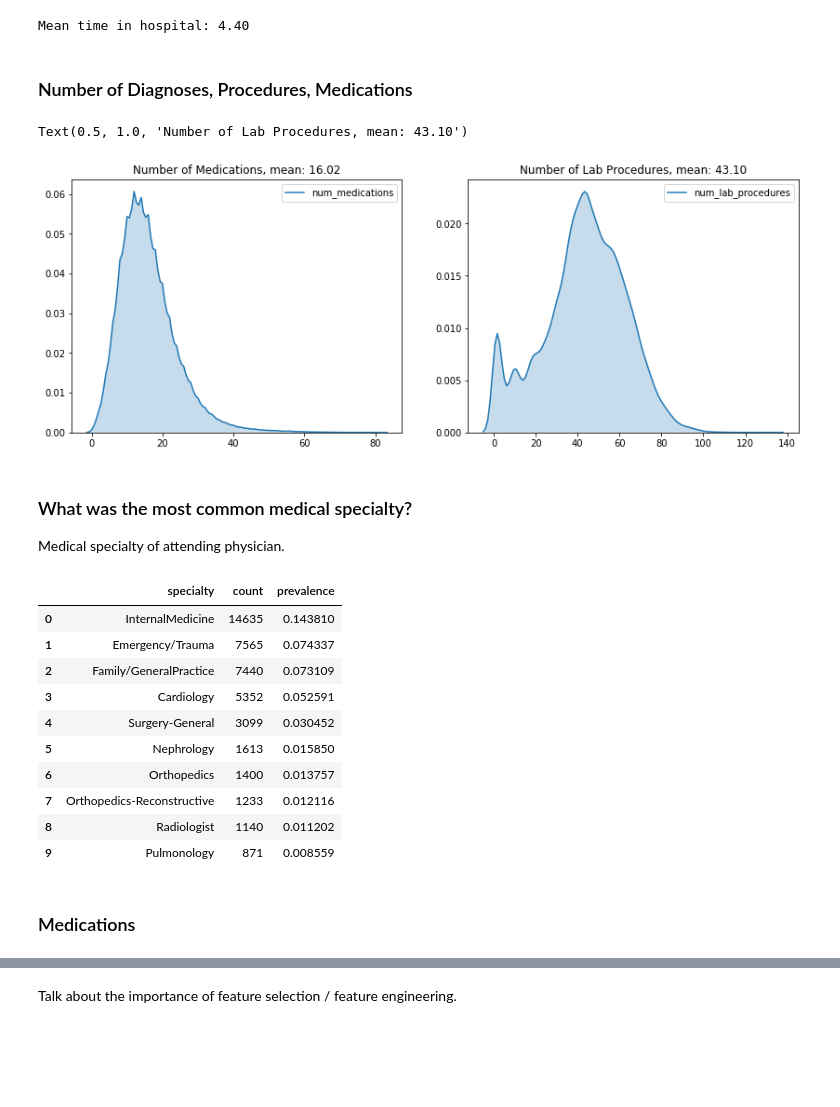
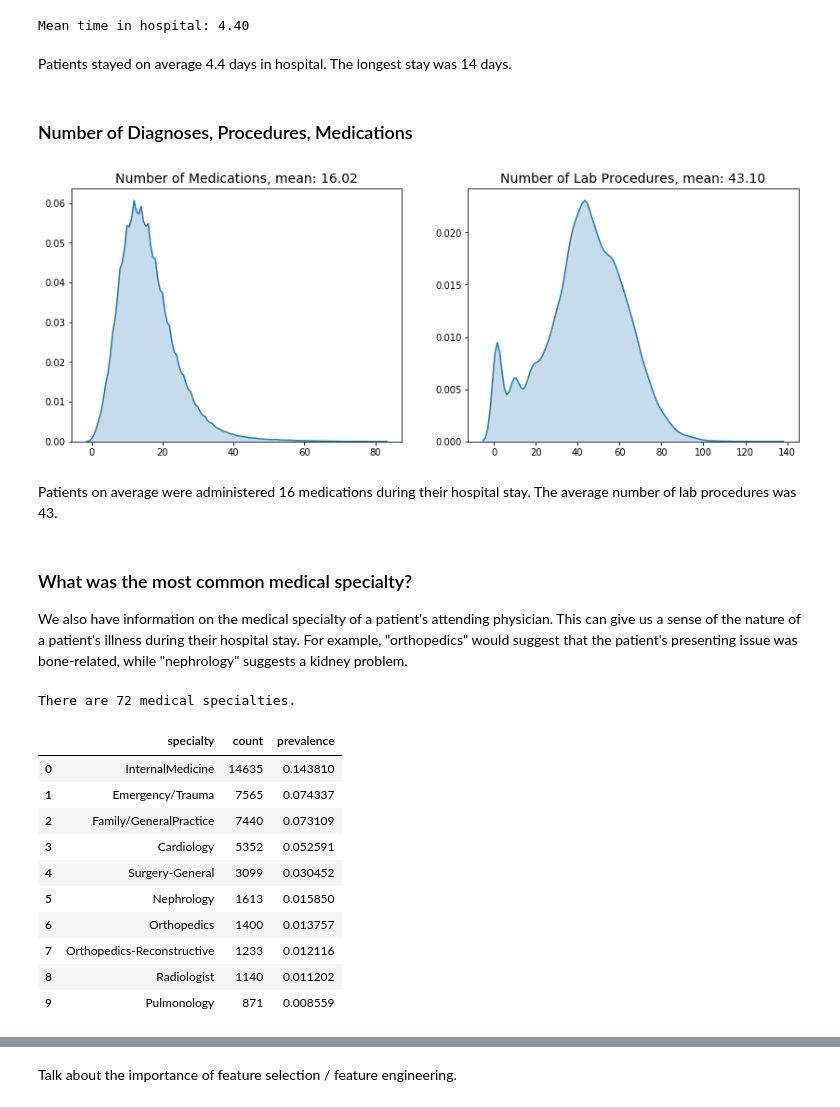
Before and after one commit to topspinj/diabetes-ml-workshop, a Jupyter notebook: notebooks/walkthrough.ipynb, the cells around one changed output, grey strips where cells are left out. Saved outputs shown, nothing was run; the diff lists cells and outputs as text; code cells hidden in the pictures; blank space fills up the shorter version.

Commit message:
Update data viz section of walkthrough notebook

```diff
--- a/notebooks/walkthrough.ipynb
+++ b/notebooks/walkthrough.ipynb
@@ -332,32 +334,37 @@ plt.show()
 print(f"Mean time in hospital: {data['time_in_hospital'].mean():.2f}")
 # %% [output]
 Mean time in hospital: 4.40
+# %% [markdown]
+Patients stayed on average 4.4 days in hospital. The longest stay was 14 days.
 # %% [markdown]
 ### Number of Diagnoses, Procedures, Medications
 # %%
 plt.figure(figsize=(14,5))
 
 plt.subplot(1,2,1)
-sns.kdeplot(data['num_medications'], shade=True)
-plt.title(f"Number of Medications, mean: {data['num_medications'].mean():.2f}")
+sns.kdeplot(data['num_medications'], shade=True, legend=False)
+plt.title(f"Number of Medications, mean: {data['num_medications'].mean():.2f}", size=14)
 
 plt.subplot(1,2,2)
-sns.kdeplot(data['num_lab_procedures'], shade=True)
-plt.title(f"Number of Lab Procedures, mean: {data['num_lab_procedures'].mean():.2f}")
+sns.kdeplot(data['num_lab_procedures'], shade=True, legend=False)
+plt.title(f"Number of Lab Procedures, mean: {data['num_lab_procedures'].mean():.2f}", size=14)
+plt.show()
 # %% [output]
-Text(0.5, 1.0, 'Number of Lab Procedures, mean: 43.10')
-[figure, old version]
+[figure, new version]
-# %% [markdown]
-### What was the most common medical specialty?
-
-Medical specialty of attending physician.
+# %% [markdown]
+Patients on average were administered 16 medications during their hospital stay. The average number of lab procedures was 43.
+# %% [markdown]
+### What was the most common medical specialty?
+
+We also have information on the medical specialty of a patient's attending physician. This can give us a sense of the nature of a patient's illness during their hospital stay. For example, "orthopedics" would suggest that the patient's presenting issue was bone-related, while "nephrology" suggests a kidney problem.
 # %%
 medical_specialties = data['medical_specialty'].value_counts().reset_index()
 medical_specialties.columns = ['specialty', 'count']
 medical_specialties['prevalence'] = medical_specialties['count']/len(data)
-
+print(f"There are {data['medical_specialty'].nunique()} medical specialties.")
 medical_specialties.head(10)
 # %% [output]
+There are 72 medical specialties.
 |  | specialty | count | prevalence |
 | 0 | InternalMedicine | 14635 | 0.143810 |
 | 1 | Emergency/Trauma | 7565 | 0.074337 |
@@ -369,5 +376,3 @@ medical_specialties.head(10)
 | 7 | Orthopedics-Reconstructive | 1233 | 0.012116 |
 | 8 | Radiologist | 1140 | 0.011202 |
 | 9 | Pulmonology | 871 | 0.008559 |
-# %% [markdown]
-### Medications
```
Also changed, not shown: parts of 15 cells of this notebook.
